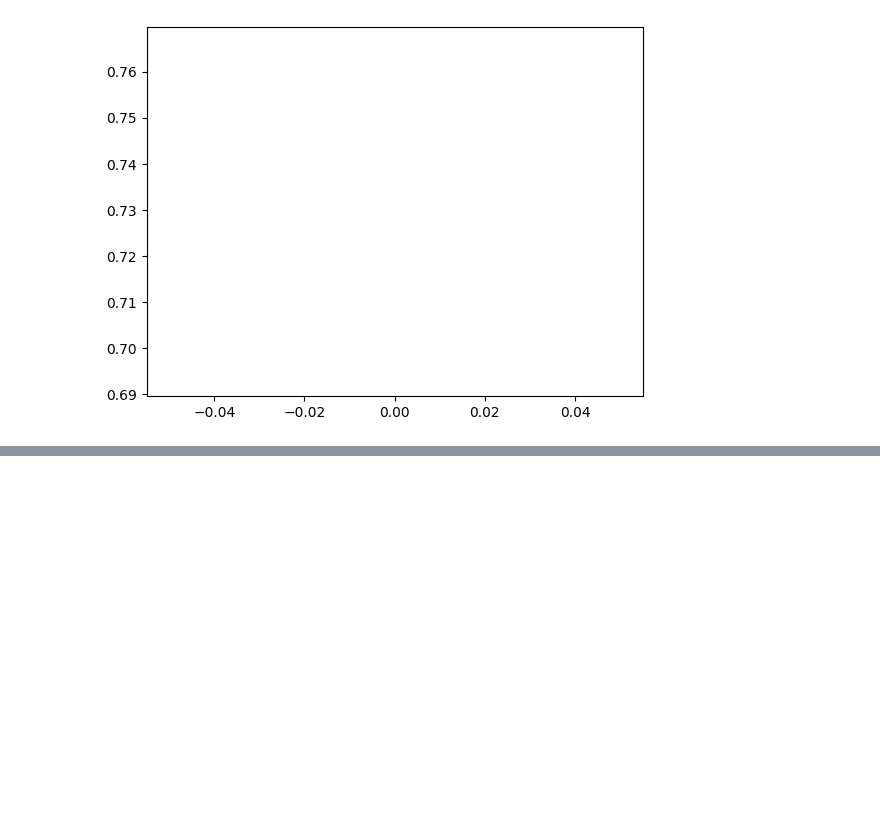
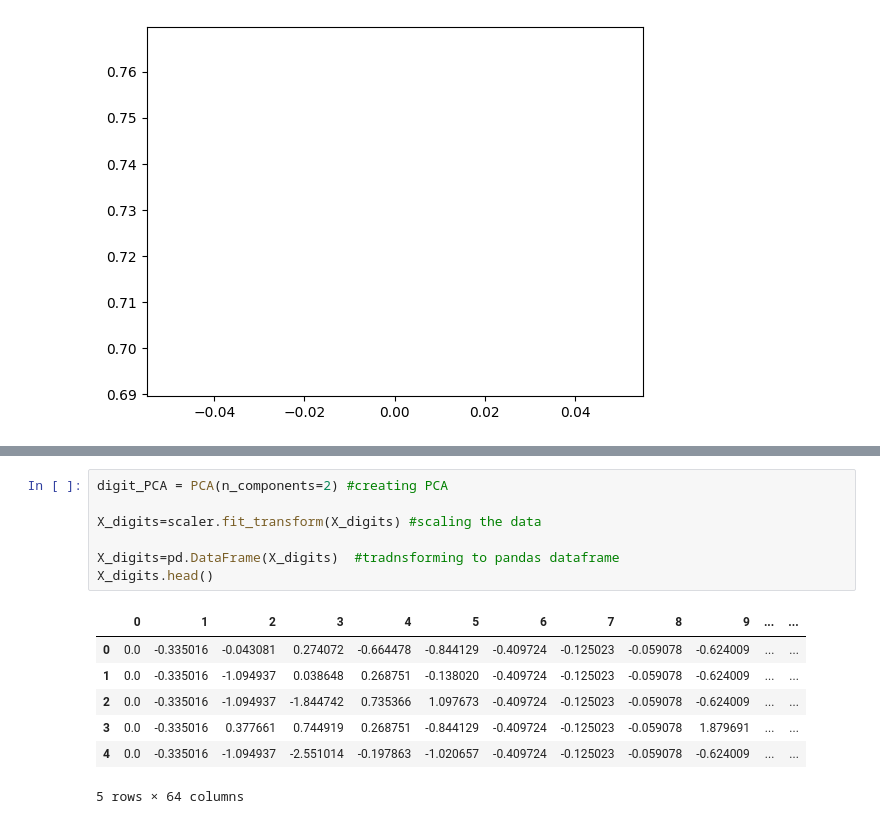
Before and after one commit to chrisistrati/Sigmoid-Homework, a Jupyter notebook: 05_PCA.ipynb, the cells around one changed output, grey strips where cells are left out. Drawn from its saved outputs; the diff is of its cells as text; blank space fills up the shorter version.

```diff
--- a/05_PCA.ipynb
+++ b/05_PCA.ipynb
@@ -180,0 +201,15 @@ There is no plot because, the array only has one dimension, so the explained var
+# %%
+digit_PCA = PCA(n_components=2) #creating PCA
+
+X_digits=scaler.fit_transform(X_digits) #scaling the data
+
+X_digits=pd.DataFrame(X_digits)  #tradnsforming to pandas dataframe
+X_digits.head()
+# %% [output]
+|  | 0 | 1 | 2 | 3 | 4 | 5 | 6 | 7 | 8 | 9 | ... | ... |
+| 0 | 0.0 | -0.335016 | -0.043081 | 0.274072 | -0.664478 | -0.844129 | -0.409724 | -0.125023 | -0.059078 | -0.624009 | ... | ... |
+| 1 | 0.0 | -0.335016 | -1.094937 | 0.038648 | 0.268751 | -0.138020 | -0.409724 | -0.125023 | -0.059078 | -0.624009 | ... | ... |
+| 2 | 0.0 | -0.335016 | -1.094937 | -1.844742 | 0.735366 | 1.097673 | -0.409724 | -0.125023 | -0.059078 | -0.624009 | ... | ... |
+| 3 | 0.0 | -0.335016 | 0.377661 | 0.744919 | 0.268751 | -0.844129 | -0.409724 | -0.125023 | -0.059078 | 1.879691 | ... | ... |
+| 4 | 0.0 | -0.335016 | -1.094937 | -2.551014 | -0.197863 | -1.020657 | -0.409724 | -0.125023 | -0.059078 | -0.624009 | ... | ... |
+5 rows × 64 columns
```
Also changed, not shown: parts of 9 cells of this notebook.
